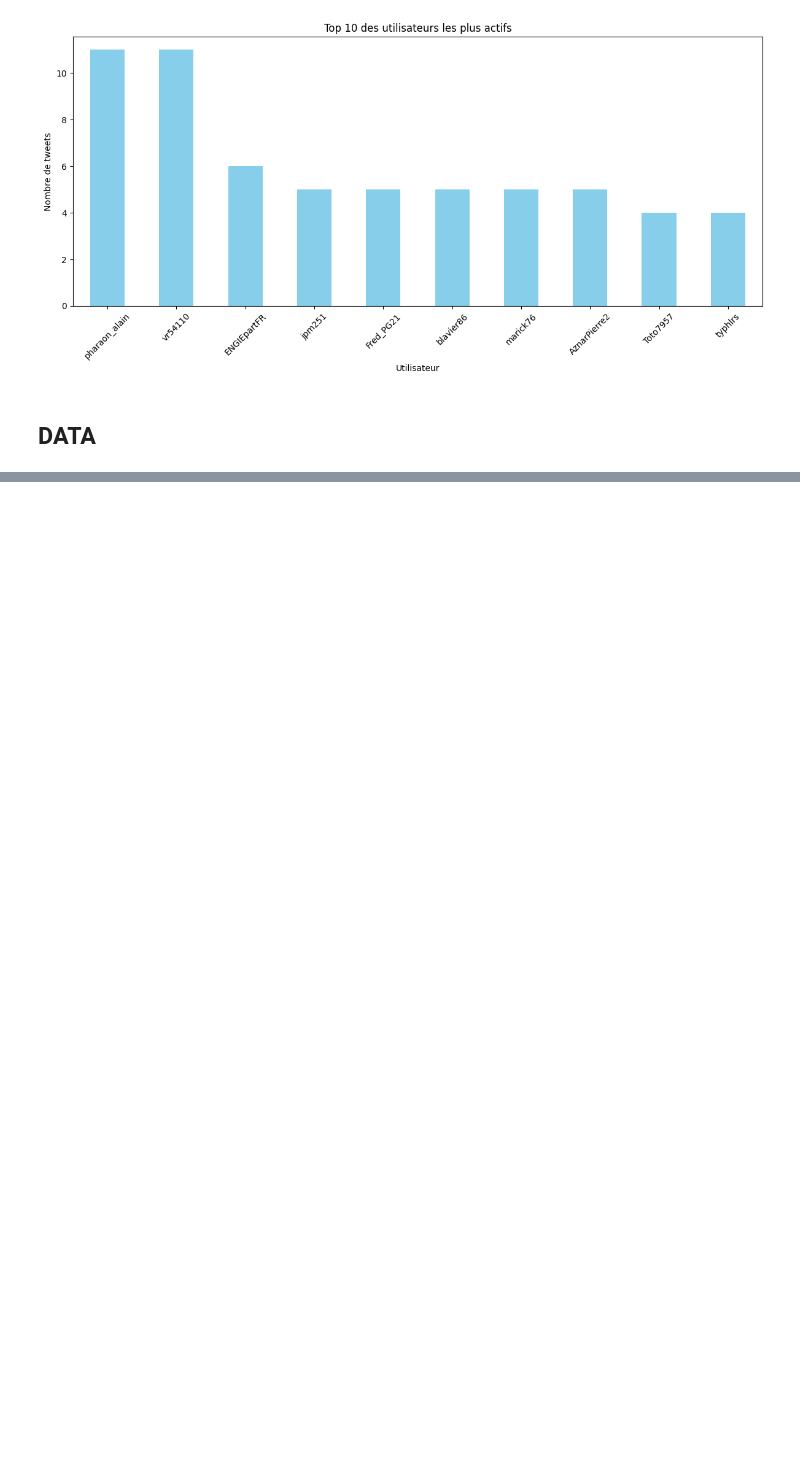
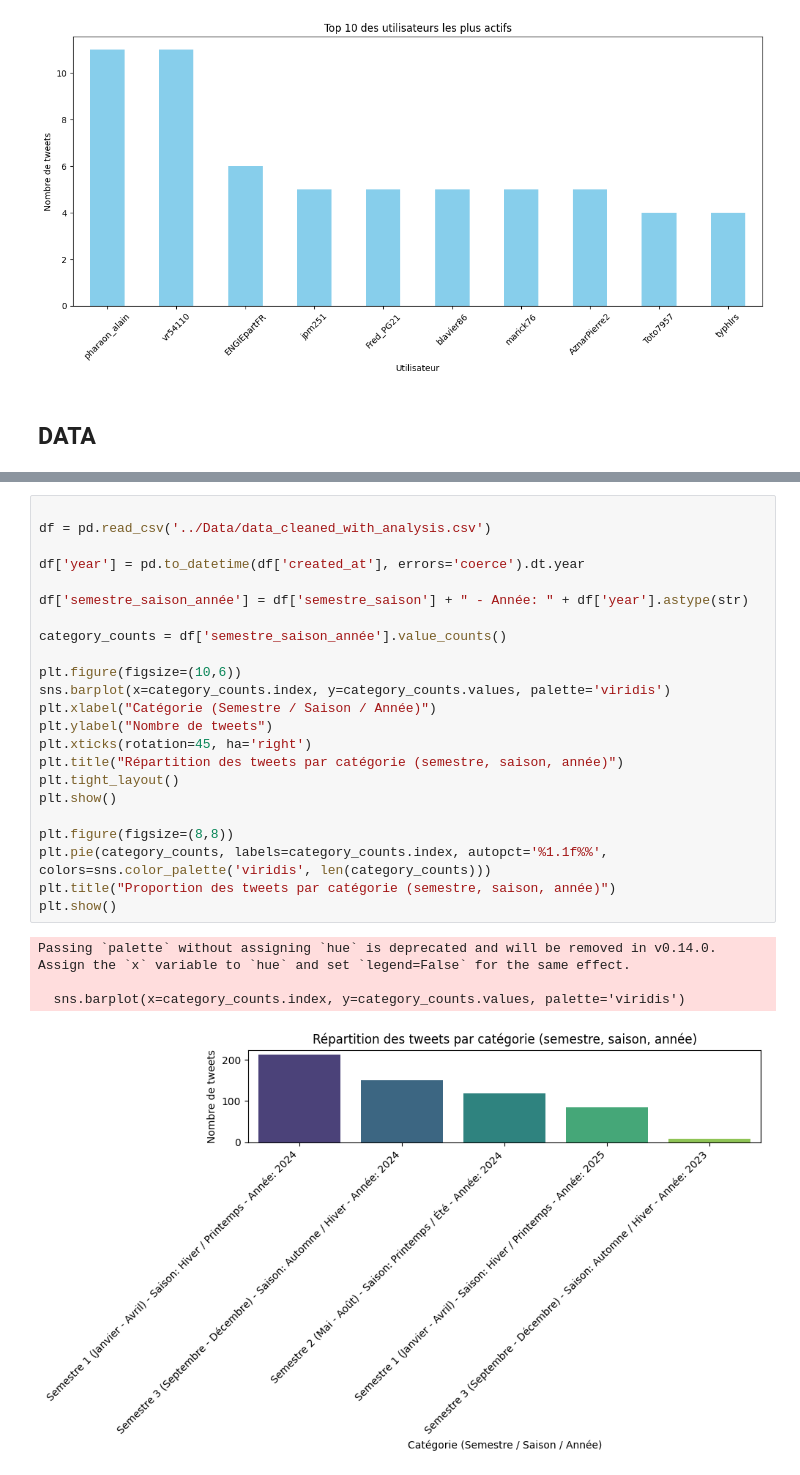
Before and after one commit to Ilyes360/engie, a Jupyter notebook: Graphe(Analyse)/Analyse.ipynb, the cells around one changed output, grey strips where cells are left out. Cells and saved outputs as stored; diff of their text form; blank space fills up the shorter version.

```diff
--- a/Graphe(Analyse)/Analyse.ipynb
+++ b/Graphe(Analyse)/Analyse.ipynb
@@ -189,0 +221,28 @@ Classification terminée. Fichier sauvegardé sous '../Data/tweets_categorises.c
+# %%
+
+df = pd.read_csv('../Data/data_cleaned_with_analysis.csv')
+
+df['year'] = pd.to_datetime(df['created_at'], errors='coerce').dt.year
+
+df['semestre_saison_année'] = df['semestre_saison'] + " - Année: " + df['year'].astype(str)
+
+category_counts = df['semestre_saison_année'].value_counts()
+
+plt.figure(figsize=(10,6))
+sns.barplot(x=category_counts.index, y=category_counts.values, palette='viridis')
+plt.xlabel("Catégorie (Semestre / Saison / Année)")
+plt.ylabel("Nombre de tweets")
+plt.xticks(rotation=45, ha='right')
+plt.title("Répartition des tweets par catégorie (semestre, saison, année)")
+plt.tight_layout()
+plt.show()
+
+plt.figure(figsize=(8,8))
+plt.pie(category_counts, labels=category_counts.index, autopct='%1.1f%%', colors=sns.color_palette('viridis', len(category_counts)))
+plt.title("Proportion des tweets par catégorie (semestre, saison, année)")
+plt.show()
+# %% [output]
+Passing `palette` without assigning `hue` is deprecated and will be removed in v0.14.0. Assign the `x` variable to `hue` and set `legend=False` for the same effect.
+
+  sns.barplot(x=category_counts.index, y=category_counts.values, palette='viridis')
+[figure, added]
```
Also changed, not shown: parts of 7 cells of this notebook, 3 other files.
